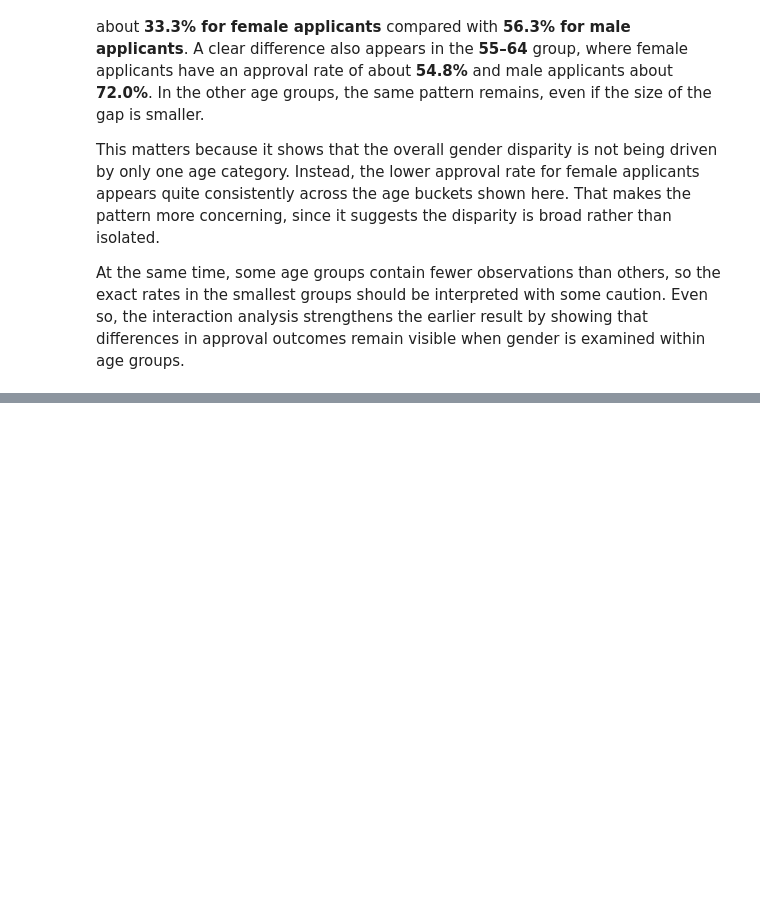
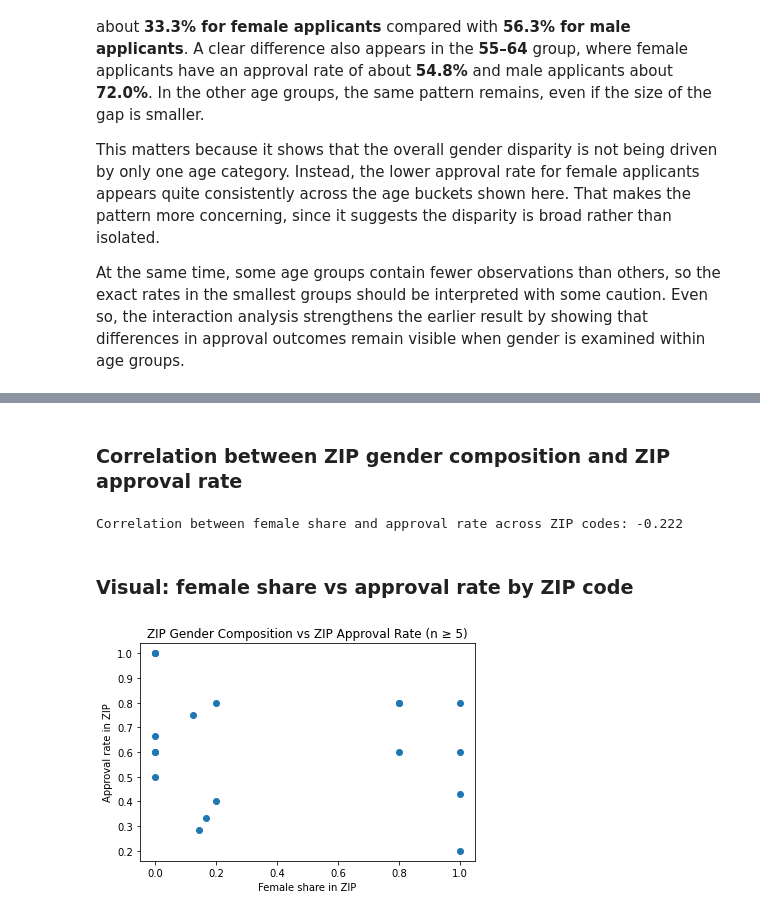
Before and after one commit to henrikpkr/dego-project-team4, a Jupyter notebook: notebooks/02-bias-analysis.ipynb, the cells around one changed output, grey strips where cells are left out. Drawn from its saved outputs; the diff is of its cells as text; code cells hidden in the pictures; blank space fills up the shorter version.

Commit message:
Improved ZIP proxy analysis

```diff
--- a/notebooks/02-bias-analysis.ipynb
+++ b/notebooks/02-bias-analysis.ipynb
@@ -459,0 +396,23 @@ plt.show()
+# %%
+df_zip_gender = df_bias.dropna(
+    subset=["applicant_info_zip_code", "applicant_info_gender", "decision_loan_approved"]
+).copy()
+
+df_zip_gender = df_zip_gender[
+    df_zip_gender["applicant_info_gender"].isin(["Female", "Male"])
+].copy()
+
+zip_proxy = (
+    df_zip_gender
+    .groupby("applicant_info_zip_code")
+    .agg(
+        count=("decision_loan_approved", "size"),
+        approval_rate=("decision_loan_approved", "mean"),
+        female_share=("applicant_info_gender", lambda s: (s == "Female").mean())
+    )
+)
+
+zip_proxy_filtered = zip_proxy[zip_proxy["count"] >= MIN_N].copy()
+
+print(f"ZIP codes available for proxy analysis (n ≥ {MIN_N}): {zip_proxy_filtered.shape[0]}")
+display(zip_proxy_filtered.head(10))
@@ -459,0 +433,19 @@ plt.show()
+# %% [markdown]
+### Correlation between ZIP gender composition and ZIP approval rate
+# %%
+zip_gender_corr = zip_proxy_filtered["female_share"].corr(zip_proxy_filtered["approval_rate"])
+
+print(f"Correlation between female share and approval rate across ZIP codes: {zip_gender_corr:.3f}")
+# %% [output]
+Correlation between female share and approval rate across ZIP codes: -0.222
+# %% [markdown]
+### Visual: female share vs approval rate by ZIP code
+# %%
+plt.figure(figsize=(6, 4))
+plt.scatter(zip_proxy_filtered["female_share"], zip_proxy_filtered["approval_rate"])
+plt.xlabel("Female share in ZIP")
+plt.ylabel("Approval rate in ZIP")
+plt.title(f"ZIP Gender Composition vs ZIP Approval Rate (n ≥ {MIN_N})")
+plt.show()
+# %% [output]
+[figure, added]
```
Also changed, not shown: parts of 28 cells of this notebook.
